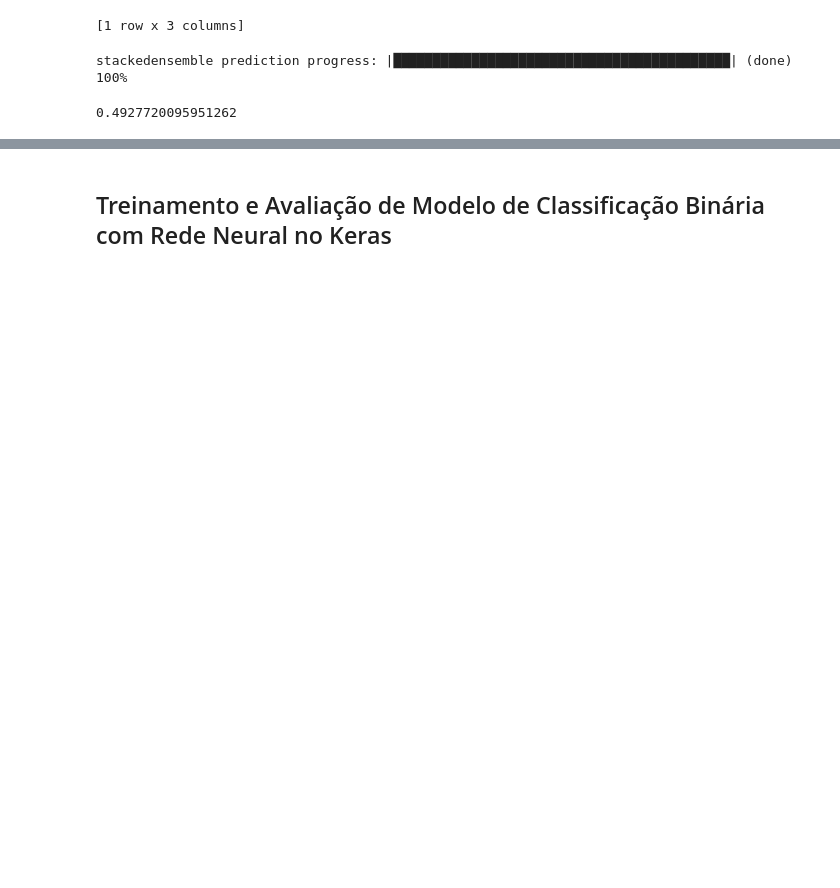
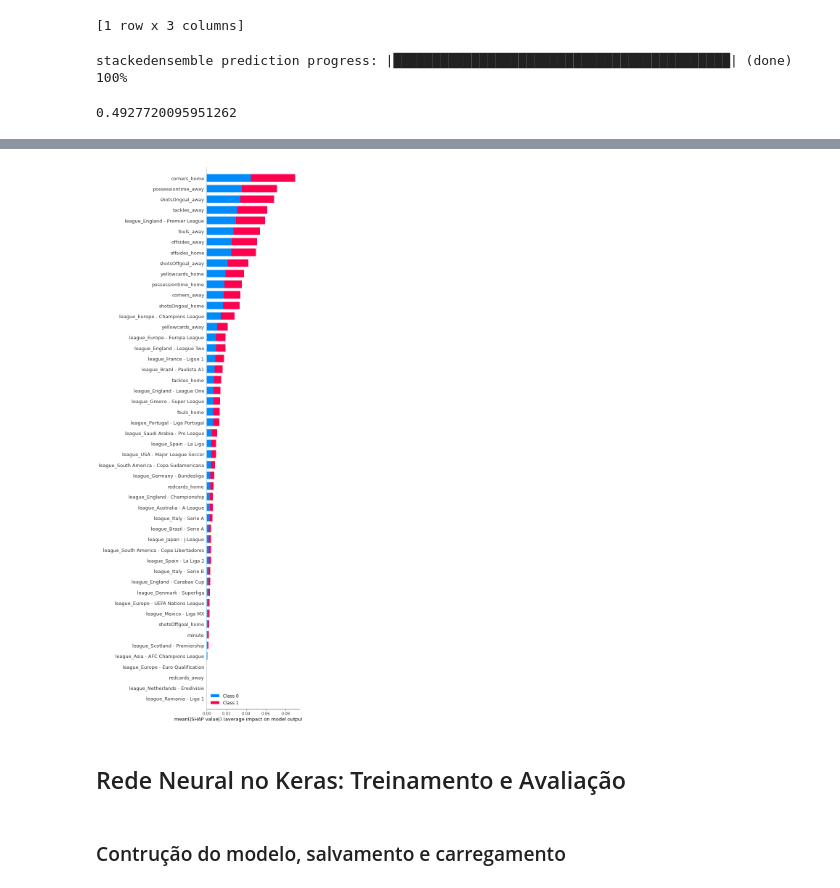
Before and after one commit to nathancarlos22/eo-fut-live, a Jupyter notebook: src/nc-model-pred-live.ipynb, the cells around one changed output, grey strips where cells are left out. Cells and saved outputs as stored; diff of their text form; code cells hidden in the pictures; blank space fills up the shorter version.

```diff
--- a/src/nc-model-pred-live.ipynb
+++ b/src/nc-model-pred-live.ipynb
@@ -598,7 +645,7 @@ df.head(1699).tail(1)['result']
 Name: result, dtype: float64
 # %%
 # h2o.init()
-loaded_model = h2o.load_model("../models/model_automl")
+# loaded_model = h2o.load_model("../models/model_automl")
 Xht = df.drop(columns=['result', 'homeTeam', 'awayTeam', 'match_id']).head(1699).tail(1)
 Xht = preprocessor.transform(Xht)
 Xht = h2o.H2OFrame(Xht)
@@ -617,0 +669,20 @@ stackedensemble prediction progress: |██████████████
+# %%
+import shap
+# função de previsão para o modelo H2O
+def model_predict(data_as_array):
+    h2o_df = h2o.H2OFrame(pd.DataFrame(data_as_array, columns=["C" + str(i) for i in range(data_as_array.shape[1])]))
+    preds = loaded_model.predict(h2o_df)
+    preds_df = preds.as_data_frame()
+    # Assegurar que as previsões estejam no formato correto (array 2D com duas colunas)
+    return preds_df.iloc[:, -2:].values
+
+
+# Converter H2OFrame para DataFrame do pandas
+X_train_pd = h2o.as_list(X_train_h2o)
+X_test_pd = h2o.as_list(X_test_h2o)
+
+# explainer usando KernelExplainer para um modelo H2O
+explainer = shap.KernelExplainer(model_predict, X_train_pd.iloc[:50])
+
+# Calcula os valores SHAP para um subconjunto do conjunto de teste
+shap_values_h2o = explainer.shap_values(X_test_pd.iloc[:50])
@@ -618,3 +737,25 @@ stackedensemble prediction progress: |██████████████
+# %%
+# Obter os nomes das colunas numéricas
+numeric_features = X.select_dtypes(exclude=['object']).columns.tolist()
+
+# Obter os nomes das colunas após a transformação
+# Para as características numéricas, permanecem os mesmos
+transformed_numeric_features = numeric_features
+
+# como so tem uma caracteristica categorica:
+categories = preprocessor.named_transformers_['cat'].categories_
+transformed_categorical_features = [
+    f'league_{category}' for category in categories[0][1:]  # drop='first' remove a primeira categoria
+]
+
+# Combina os dois
+all_transformed_features = transformed_numeric_features + transformed_categorical_features
+
+shap.summary_plot(shap_values_h2o, features=X_test_pd.iloc[:50], feature_names=all_transformed_features, max_display=X_test_pd.iloc[:50].shape[1])
+# %% [output]
+[figure, added]
 # %% [markdown]
-## Treinamento e Avaliação de Modelo de Classificação Binária com Rede Neural no Keras
+## Rede Neural no Keras: Treinamento e Avaliação
+# %% [markdown]
+### Contrução do modelo, salvamento e carregamento
 # %%
```
Also changed, not shown: parts of 38 cells of this notebook.
